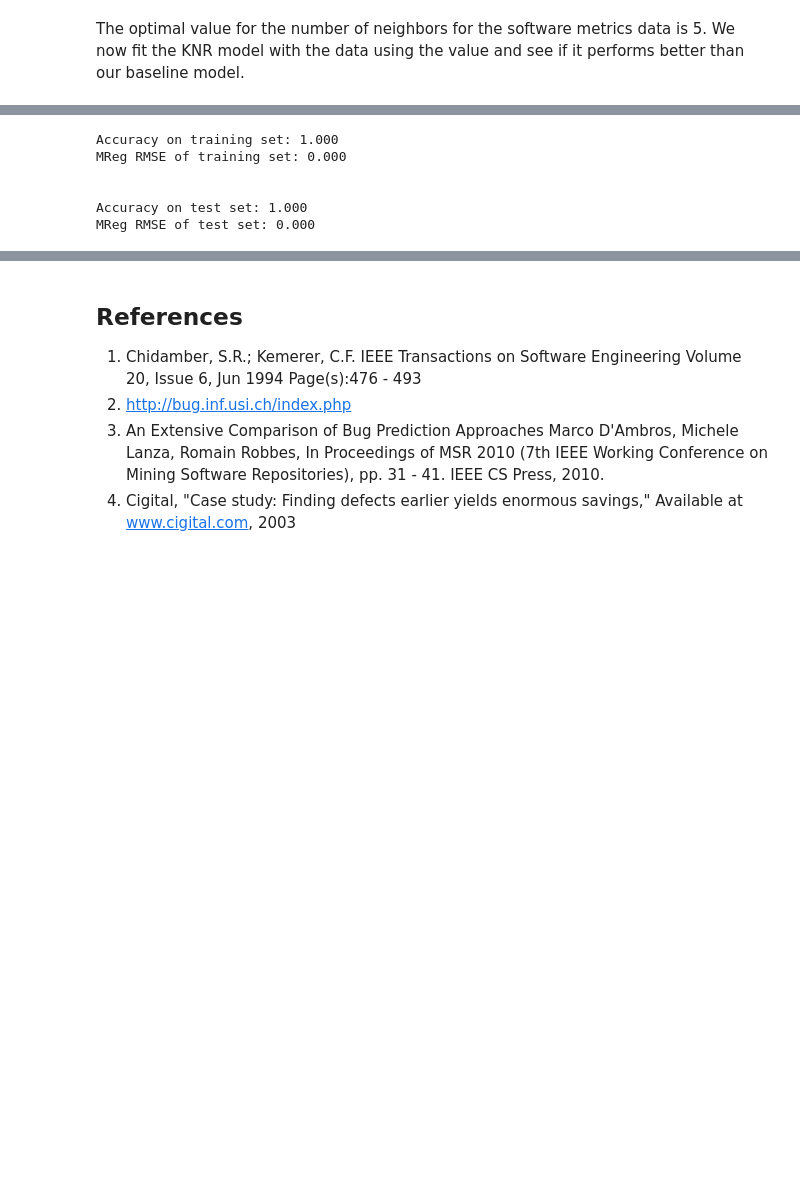
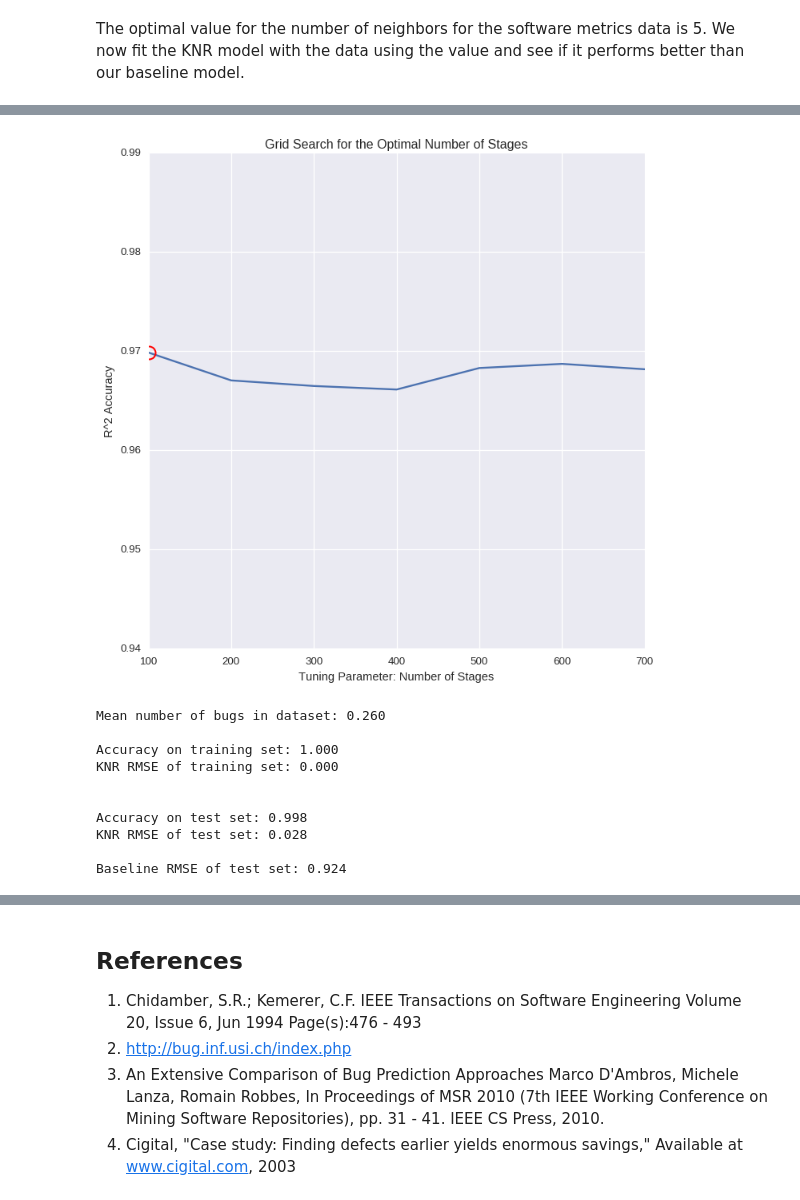
Before and after one commit to 315iah515/Thinkful-Notebooks, a Jupyter notebook: Bootcamp/Supervised/CapStone/SupervisedLearningCapStone.ipynb, the cells around one changed output, grey strips where cells are left out. Cells and saved outputs as stored; diff of their text form; code cells hidden in the pictures; blank space fills up the shorter version.

```diff
--- a/Bootcamp/Supervised/CapStone/SupervisedLearningCapStone.ipynb
+++ b/Bootcamp/Supervised/CapStone/SupervisedLearningCapStone.ipynb
@@ -386,27 +388,62 @@ __ = plt.plot(grid.best_params_['max_depth'], grid.best_score_, 'ro', markersize
+# %%
+# Let us find the best value for the number of stages to run
+gbr = ensemble.GradientBoostingRegressor()
+
+estimators_range = list(range(100, 800, 100))
+param_grid = dict(n_estimators=estimators_range)
+
+grid = GridSearchCV(gbr, param_grid, cv=5)
+y = sw_metrics.bugs
+X = sw_metrics.drop(['cbrt_bugs','bugs_b'], axis=1)
+grid.fit(X, y)
+
+
+# check the results of the grid search
+grid.grid_scores_
+grid_mean_scores = [result[1] for result in grid.grid_scores_]
+
+# this is a list of the average accuracies for each parameter combination
+plt.figure(figsize=(800/my_dpi, 800/my_dpi), dpi=my_dpi)
+plt.ylim([0.94, 0.99])
+plt.xlabel('Tuning Parameter: Number of Stages')
+plt.ylabel('R^2 Accuracy')
+plt.plot(estimators_range, grid_mean_scores)
+plt.title('Grid Search for the Optimal Number of Stages')
+__ = plt.plot(grid.best_params_['n_estimators'], grid.best_score_, 'ro', markersize=12, markeredgewidth=1.5,
+         markerfacecolor='None', markeredgecolor='r')
+# %% [output]
+[figure, added]
 # %%
-from sklearn import linear_model
+print('Mean number of bugs in dataset: %.3f' % (mean_bugs))
 
-y = sw_metrics.bugs
-X = sw_metrics.drop(['cbrt_bugs','bugs_b'], axis=1)
-
+# We are using the untransformed bug feature defined above.
 X_train, X_test, y_train, y_test = train_test_split(X, y, test_size=0.4, random_state=0)
-regr = linear_model.LinearRegression()
-regr.fit(X_train, y_train)
-y_ = regr.predict(X_train)
+gbr = ensemble.GradientBoostingRegressor(max_depth=7, n_estimators=100)
+gbr.fit(X_train, y_train)
+y_ = gbr.predict(X_train)
 
 
-print("\nAccuracy on training set: {:.3f}".format(regr.score(X_train, y_train)))
-print('MReg RMSE of training set: %.3f\n' % (np.sqrt(metrics.mean_squared_error(y_train, y_))) )
+print("\nAccuracy on training set: {:.3f}".format(gbr.score(X_train, y_train)))
+print('KNR RMSE of training set: %.3f\n' % (np.sqrt(metrics.mean_squared_error(y_train, y_))) )
 
-print("\nAccuracy on test set: {:.3f}".format(regr.score(X_test, y_test)))
-y_ = regr.predict(X_test)
+print("\nAccuracy on test set: {:.3f}".format(gbr.score(X_test, y_test)))
+y_ = gbr.predict(X_test)
 
+print('KNR RMSE of test set: %.3f' % (np.sqrt(metrics.mean_squared_error(y_test, y_))) )
+#cbrt_mean_bugs = (np.cbrt(mean_bugs) * np.ones_like(y_test))
+mean_bugs = (mean_bugs * np.ones_like(y_test))
 
-print('MReg RMSE of test set: %.3f' % (np.sqrt(metrics.mean_squared_error(y_test, y_))) )
+# Lets compute how well the model compares to baseline
+baseline_RMSE = np.sqrt(metrics.mean_squared_error(y_test, mean_bugs))
+print('\nBaseline RMSE of test set: %.3f' % (baseline_RMSE) )
 # %% [output]
+Mean number of bugs in dataset: 0.260
+
 Accuracy on training set: 1.000
-MReg RMSE of training set: 0.000
+KNR RMSE of training set: 0.000
 
 
-Accuracy on test set: 1.000
-MReg RMSE of test set: 0.000
+Accuracy on test set: 0.998
+KNR RMSE of test set: 0.028
+
+Baseline RMSE of test set: 0.924
```
Also changed, not shown: parts of 14 cells of this notebook.
